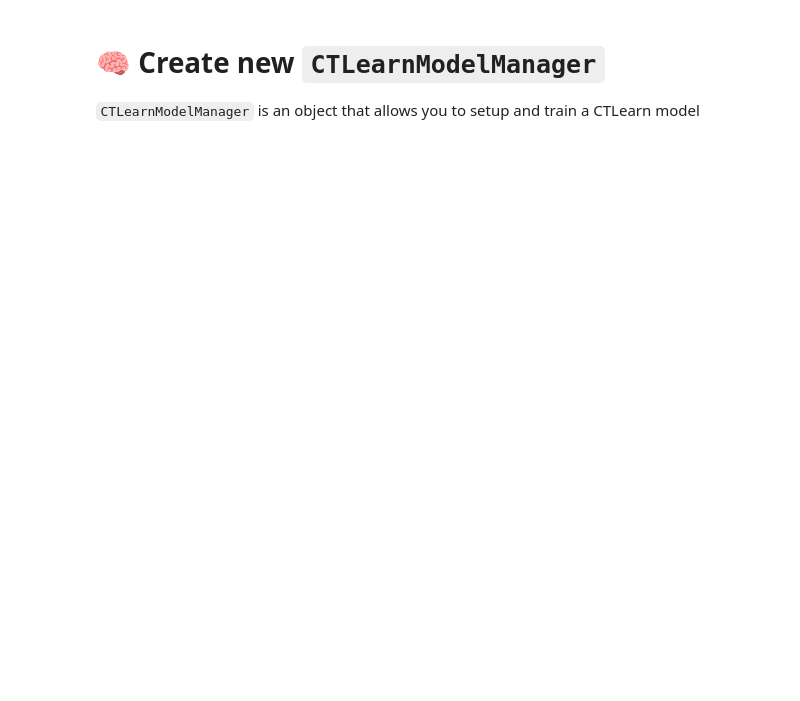
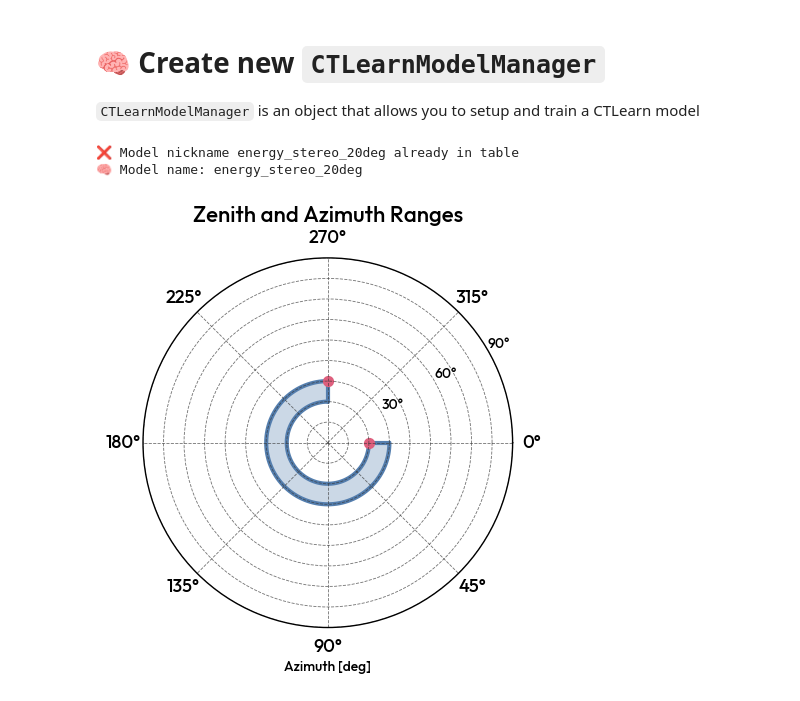
Before and after one commit to BastienLacave/CTLearn-Manager, a Jupyter notebook: notebooks/0_Create_Models.ipynb, the cells around one changed output. Drawn from its saved outputs; the diff is of its cells as text; code cells hidden in the pictures; blank space fills up the shorter version.

Commit message:
Refactor CTLearnModelManager methods for clarity and consistency; update plotting logic and input handling

```diff
--- a/notebooks/0_Create_Models.ipynb
+++ b/notebooks/0_Create_Models.ipynb
@@ -4,6 +4,50 @@ import astropy.units as u
 # %% [markdown]
 # 🧠 Create new `CTLearnModelManager`
 `CTLearnModelManager` is an object that allows you to setup and train a CTLearn model
+# %%
+# Where all the models are stored
+MODEL_INDEX_FILE = "/home/blacave/CTLearn/Software/CTLearn-Manager/ctearn_models_index.h5"
+
+# Training samples
+gamma_training_samples = [
+    TrainingSample(
+        directory='/home/blacave/CTLearn/Data/DL1/SST1M/MC/Gamma_diffuse/20deg/merged/training/',
+        pattern=['gamma_diffuse*.h5'],
+        zenith_distance= 20 * u.deg,
+        azimuth = 0 * u.deg,
+    ),
+    TrainingSample(
+        directory='/home/blacave/CTLearn/Data/DL1/SST1M/MC/Gamma_diffuse/20deg/merged/training/',
+        pattern=['gamma_diffuse*.h5'],
+        zenith_distance= 30 * u.deg,
+        azimuth = 270 * u.deg,
+    ),
+    ]
+proton_training_samples = [
+    TrainingSample(
+        directory='/home/blacave/CTLearn/Data/DL1/SST1M/MC/Proton_diffuse/20deg/merged/training/',
+        pattern=['proton*.h5'],
+        zenith_distance= 20 * u.deg,
+    )]
+# General parameters
+model_parameters = {
+    'model_nickname' : "energy_stereo_20deg",
+    'model_dir' : "/home/blacave/CTLearn/Data/CTLearn_Models_SST1M/",
+    'notes' : "Stereo model for 20deg zenith distance",
+    'reco' : 'energy', #["energy", "direction", "type"]
+    'channels' : ['cleaned_image', 'cleaned_relative_peak_time'], # Order matters
+    'telescope_names' : ['SST1M_1', 'SST1M_2'],
+    'telescopes_indices' : [1, 2],
+    'max_training_epochs' : 15,
+    'gamma_training_samples' : gamma_training_samples,
+    'proton_training_samples' : proton_training_samples,
+}
+new_model = CTLearnModelManager(model_parameters, MODEL_INDEX_FILE)
+new_model.plot_zenith_azimuth_ranges()
+# %% [output]
+❌ Model nickname energy_stereo_20deg already in table
+🧠 Model name: energy_stereo_20deg
+[figure, added]
 # %%
 # Where all the models are stored
 MODEL_INDEX_FILE = "/home/blacave/CTLearn/Software/CTLearn-Manager/ctearn_models_index.h5"
```
Also changed, not shown: parts of 2 cells of this notebook, 3 other files.
